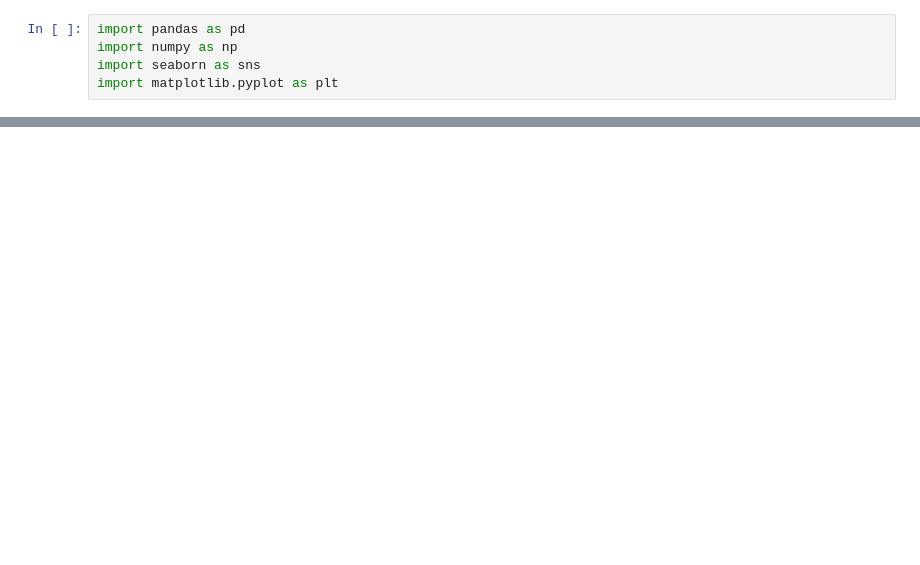
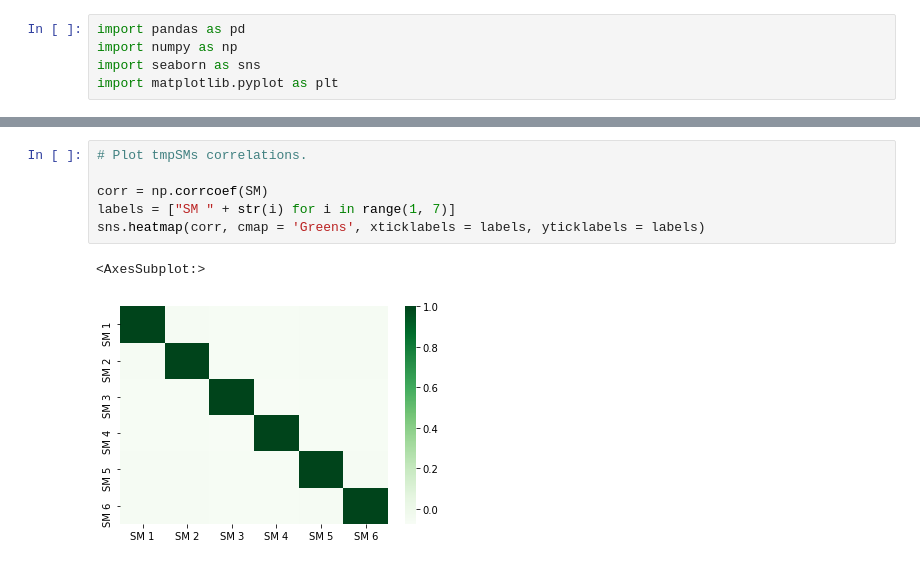
Before and after one commit to Sorgl0s/MAST30034_Assignment1, a Jupyter notebook: Assignment 1 JPNB.ipynb, the cells around one changed output, grey strips where cells are left out. Saved outputs shown, nothing was run; the diff lists cells and outputs as text; blank space fills up the shorter version.

```diff
--- a/Assignment 1 JPNB.ipynb
+++ b/Assignment 1 JPNB.ipynb
@@ -47,0 +99,9 @@ plt.show()
+# %%
+# Plot tmpSMs correlations.
+
+corr = np.corrcoef(SM)
+labels = ["SM " + str(i) for i in range(1, 7)]
+sns.heatmap(corr, cmap = 'Greens', xticklabels = labels, yticklabels = labels)
+# %% [output]
+<AxesSubplot:>
+[figure, added]
```
Also changed, not shown: parts of 8 cells of this notebook.
